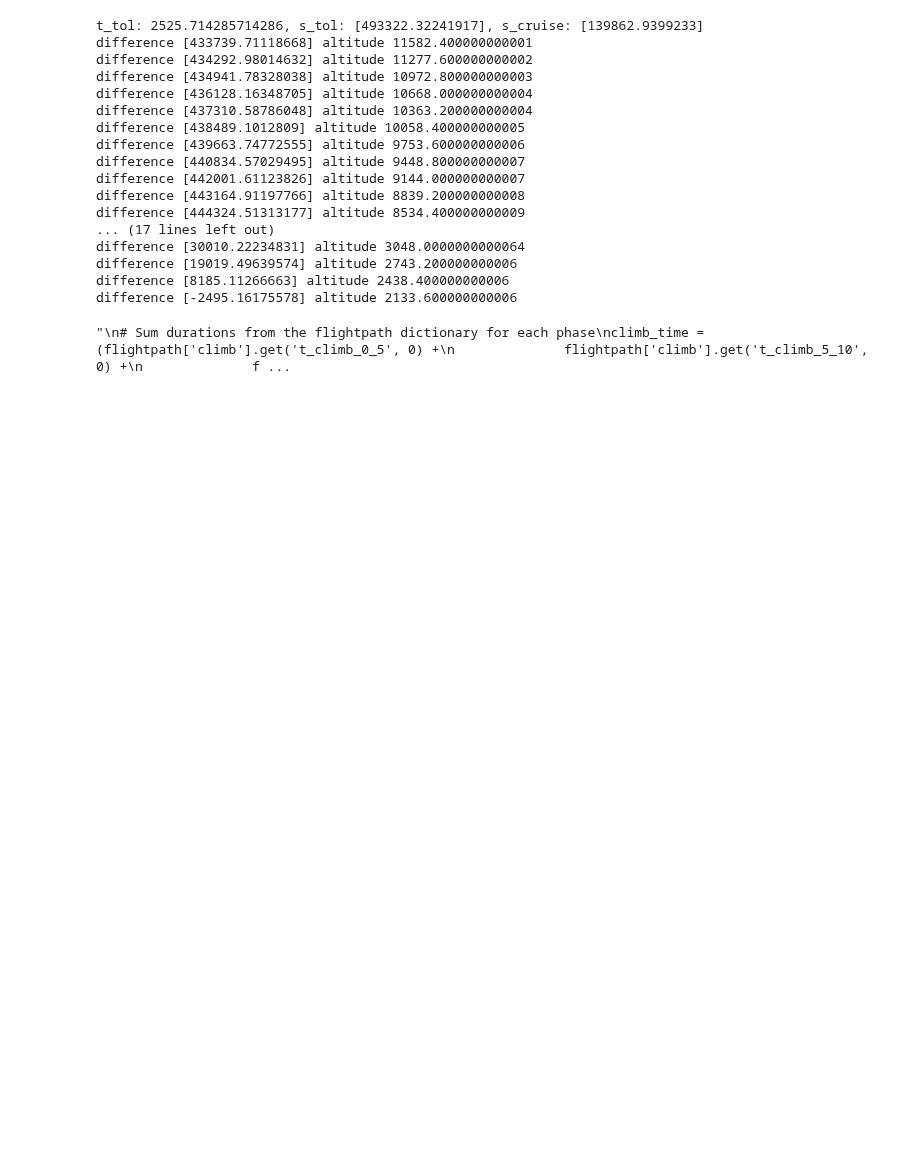
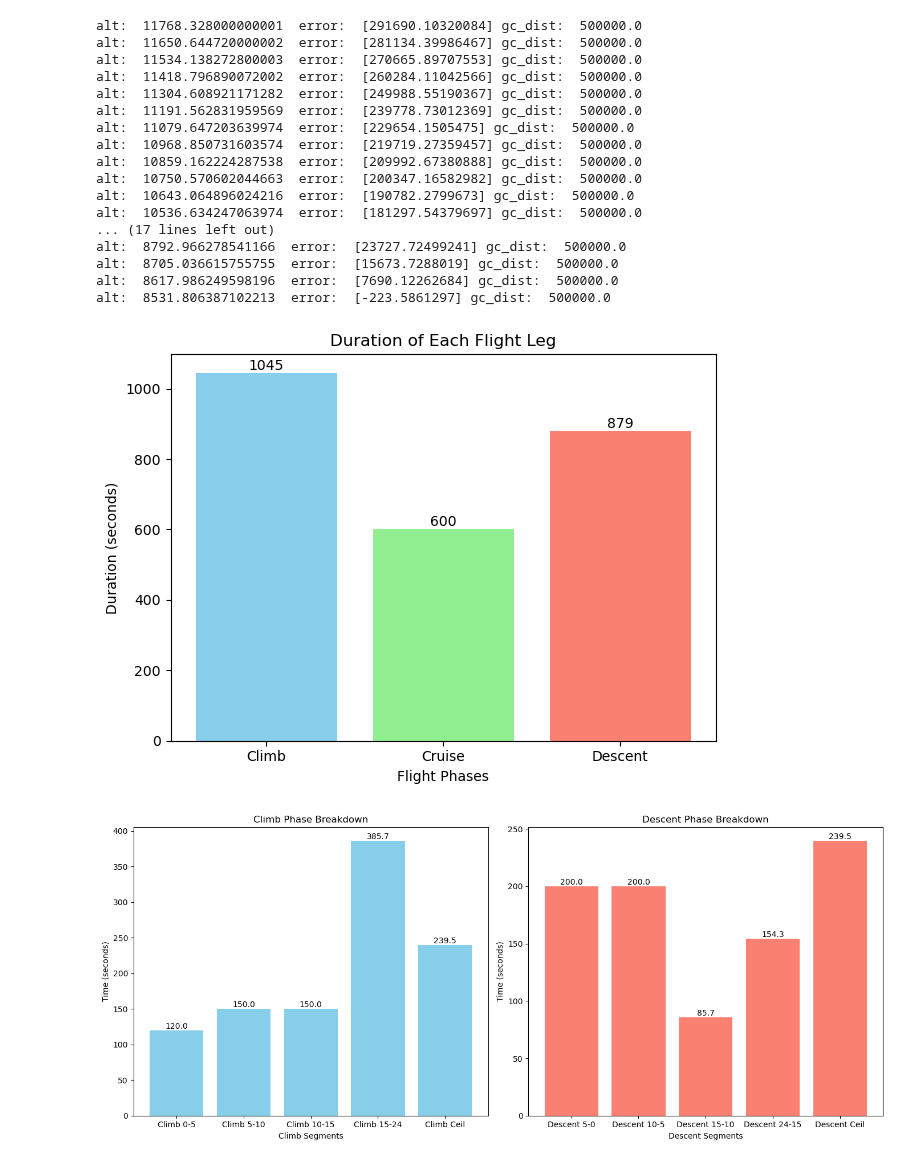
Before and after one commit to Centre-for-Atmospheric-Science-Cam-Chem/ConflictTrails, a Jupyter notebook: test.ipynb, the cells around one changed output. Saved outputs shown, nothing was run; the diff lists cells and outputs as text; code cells hidden in the pictures; blank space fills up the shorter version.

```diff
--- a/test.ipynb
+++ b/test.ipynb
@@ -4,28 +4,28 @@ from plot_flightpaths import plot_flightpaths
 import pandas as pd
 
 performance_data=pd.read_pickle('aircraft_performance_data_table.pkl')
-flightpath = generate_flightpath('A320', 200, performance_data)
+flightpath = generate_flightpath('A320', 500, performance_data)
 # %% [output]
-t_tol: 2525.714285714286, s_tol: [493322.32241917], s_cruise: [139862.9399233]
-difference [433739.71118668] altitude 11582.400000000001
-difference [434292.98014632] altitude 11277.600000000002
-difference [434941.78328038] altitude 10972.800000000003
-difference [436128.16348705] altitude 10668.000000000004
-difference [437310.58786048] altitude 10363.200000000004
-difference [438489.1012809] altitude 10058.400000000005
-difference [439663.74772555] altitude 9753.600000000006
-difference [440834.57029495] altitude 9448.800000000007
-difference [442001.61123826] altitude 9144.000000000007
-difference [443164.91197766] altitude 8839.200000000008
-difference [444324.51313177] altitude 8534.400000000009
+alt:  11768.328000000001  error:  [291690.10320084] gc_dist:  500000.0
+alt:  11650.644720000002  error:  [281134.39986467] gc_dist:  500000.0
+alt:  11534.138272800003  error:  [270665.89707553] gc_dist:  500000.0
+alt:  11418.796890072002  error:  [260284.11042566] gc_dist:  500000.0
+alt:  11304.608921171282  error:  [249988.55190367] gc_dist:  500000.0
+alt:  11191.562831959569  error:  [239778.73012369] gc_dist:  500000.0
+alt:  11079.647203639974  error:  [229654.1505475] gc_dist:  500000.0
+alt:  10968.850731603574  error:  [219719.27359457] gc_dist:  500000.0
+alt:  10859.162224287538  error:  [209992.67380888] gc_dist:  500000.0
+alt:  10750.570602044663  error:  [200347.16582982] gc_dist:  500000.0
+alt:  10643.064896024216  error:  [190782.2799673] gc_dist:  500000.0
+alt:  10536.634247063974  error:  [181297.54379697] gc_dist:  500000.0
 ... (17 lines left out)
-difference [30010.22234831] altitude 3048.0000000000064
-difference [19019.49639574] altitude 2743.200000000006
-difference [8185.11266663] altitude 2438.400000000006
-difference [-2495.16175578] altitude 2133.600000000006
+alt:  8792.966278541166  error:  [23727.72499241] gc_dist:  500000.0
+alt:  8705.036615755755  error:  [15673.7288019] gc_dist:  500000.0
+alt:  8617.986249598196  error:  [7690.12262684] gc_dist:  500000.0
+alt:  8531.806387102213  error:  [-223.5861297] gc_dist:  500000.0
 # %%
 import matplotlib.pyplot as plt
-'''
+
 # Sum durations from the flightpath dictionary for each phase
 climb_time = (flightpath['climb'].get('t_climb_0_5', 0) +
               flightpath['climb'].get('t_climb_5_10', 0) +
@@ -80,35 +80,35 @@ descent_times = [
     flightpath['descent'].get('t_descent_15_10', 0),
     flightpath['descent'].get('t_descent_24_15', 0),
     flightpath['descent'].get('t_descent_ceil', 0)
 ]
 
 import matplotlib.pyplot as plt
 
 plt.figure(figsize=(14, 6))
 
 # Climb segments chart
 plt.subplot(1, 2, 1)
 bars_climb = plt.bar(climb_labels, climb_times, color='skyblue')
 plt.xlabel('Climb Segments')
 plt.ylabel('Time (seconds)')
 plt.title('Climb Phase Breakdown')
 for bar, t in zip(bars_climb, climb_times):
     plt.text(bar.get_x() + bar.get_width()/2, bar.get_height(), f'{t:.1f}', ha='center', va='bottom')
 
 # Descent segments chart
 plt.subplot(1, 2, 2)
 bars_descent = plt.bar(descent_labels, descent_times, color='salmon')
 plt.xlabel('Descent Segments')
 plt.ylabel('Time (seconds)')
 plt.title('Descent Phase Breakdown')
 for bar, t in zip(bars_descent, descent_times):
     plt.text(bar.get_x() + bar.get_width()/2, bar.get_height(), f'{t:.1f}', ha='center', va='bottom')
 
 plt.tight_layout()
 plt.show()
-'''
 # %% [output]
-"\n# Sum durations from the flightpath dictionary for each phase\nclimb_time = (flightpath['climb'].get('t_climb_0_5', 0) +\n              flightpath['climb'].get('t_climb_5_10', 0) +\n              f ...
+[figure, added]
+[figure, added]
 # %%
 import numpy as np
 
```
Also changed, not shown: parts of 4 cells of this notebook, 2 other files.
